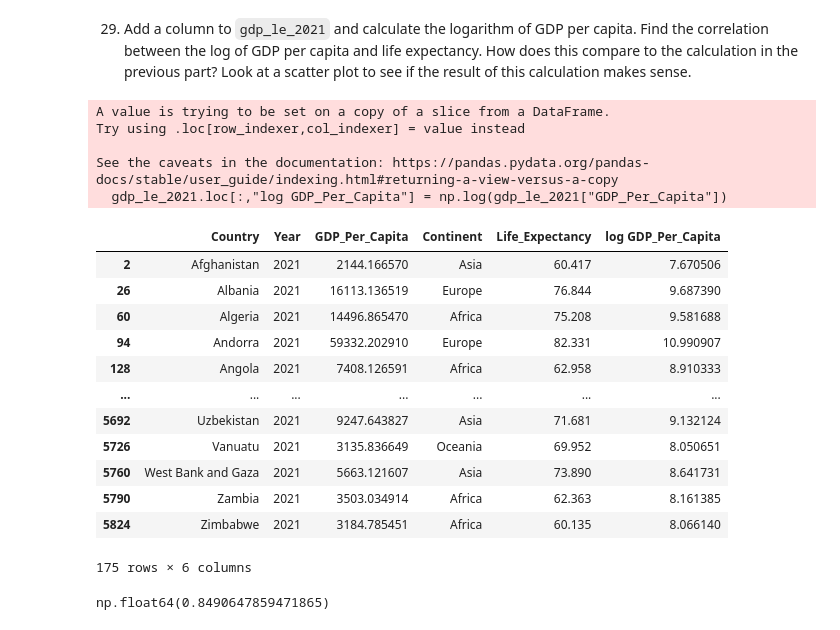
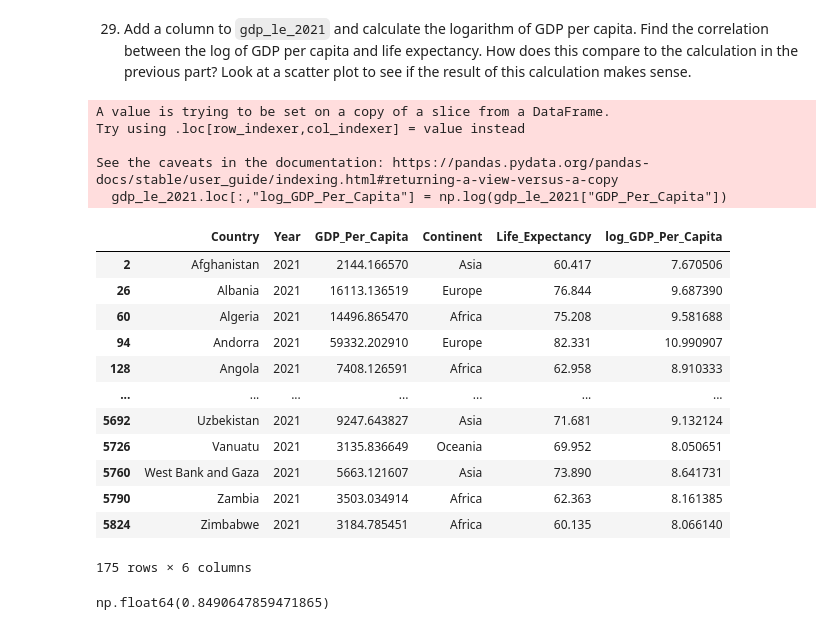
Before and after one commit to nss-data-science-cohort-9/un-exploration-ADoddala, a Jupyter notebook: notebooks/UN_Data_percapita.ipynb, the cells around one changed output. Saved outputs shown, nothing was run; the diff lists cells and outputs as text; code cells hidden in the pictures.

```diff
--- a/notebooks/UN_Data_percapita.ipynb
+++ b/notebooks/UN_Data_percapita.ipynb
@@ -538,15 +531,15 @@ For the year 2021 Life Expectancy and GDP per Capita have the good positive corr
 # %% [markdown]
 29. Add a column to `gdp_le_2021` and calculate the logarithm of GDP per capita. Find the correlation between the log of GDP per capita and life expectancy. How does this compare to the calculation in the previous part? Look at a scatter plot to see if the result of this calculation makes sense.
 # %%
-gdp_le_2021.loc[:,"log GDP_Per_Capita"] = np.log(gdp_le_2021["GDP_Per_Capita"])
+gdp_le_2021.loc[:,"log_GDP_Per_Capita"] = np.log(gdp_le_2021["GDP_Per_Capita"])
 gdp_le_2021
 # %% [output]
 A value is trying to be set on a copy of a slice from a DataFrame.
 Try using .loc[row_indexer,col_indexer] = value instead
 
 See the caveats in the documentation: https://pandas.pydata.org/pandas-docs/stable/user_guide/indexing.html#returning-a-view-versus-a-copy
-  gdp_le_2021.loc[:,"log GDP_Per_Capita"] = np.log(gdp_le_2021["GDP_Per_Capita"])
+  gdp_le_2021.loc[:,"log_GDP_Per_Capita"] = np.log(gdp_le_2021["GDP_Per_Capita"])
-|  | Country | Year | GDP_Per_Capita | Continent | Life_Expectancy | log GDP_Per_Capita |
+|  | Country | Year | GDP_Per_Capita | Continent | Life_Expectancy | log_GDP_Per_Capita |
 | 2 | Afghanistan | 2021 | 2144.166570 | Asia | 60.417 | 7.670506 |
 | 26 | Albania | 2021 | 16113.136519 | Europe | 76.844 | 9.687390 |
 | 60 | Algeria | 2021 | 14496.865470 | Africa | 75.208 | 9.581688 |
```
Also changed, not shown: parts of 34 cells of this notebook.
